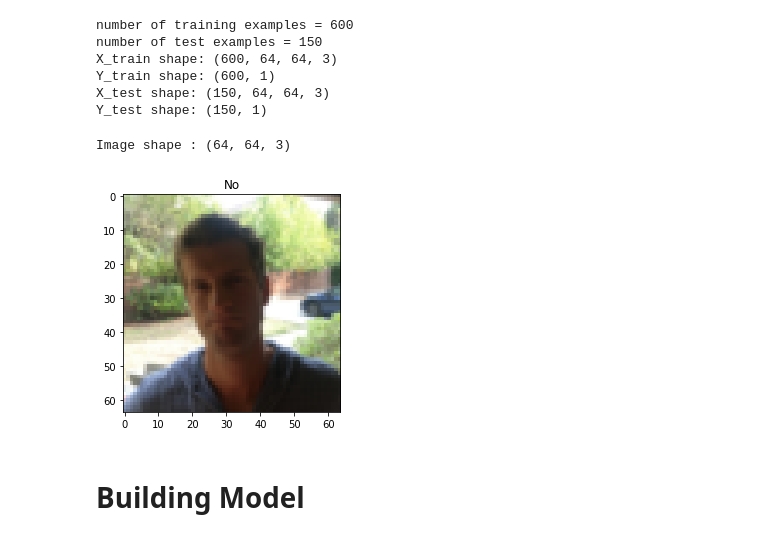
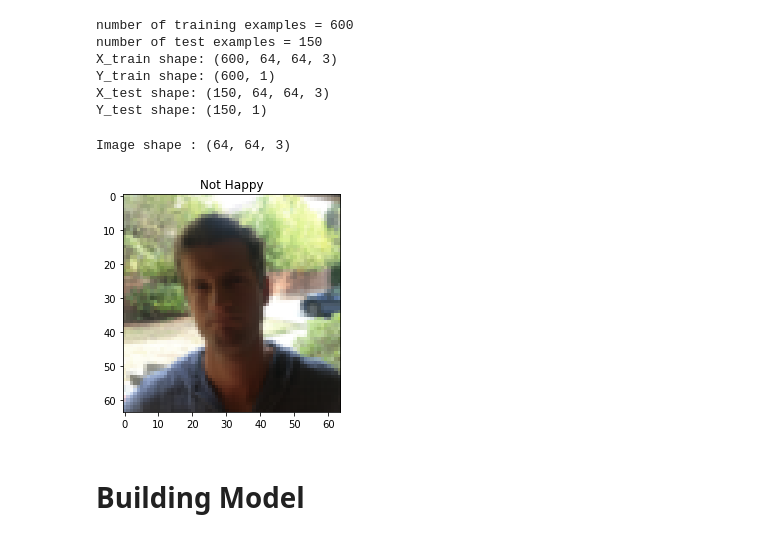
Before and after one commit to beriagraphics/SIC, a Jupyter notebook: Happy-House/ToDo_CP_Happy_house [Farouk BLIDI].ipynb, the cells around one changed output. Drawn from its saved outputs; the diff is of its cells as text; code cells hidden in the pictures.

```diff
--- a/Happy-House/ToDo_CP_Happy_house [Farouk BLIDI].ipynb
+++ b/Happy-House/ToDo_CP_Happy_house [Farouk BLIDI].ipynb
@@ -67,6 +72,9 @@ X_test = X_test_orig/255.
 Y_train = Y_train_orig.T
 Y_test = Y_test_orig.T
 
+# Labels
+text_labels = ["Not Happy", "Happy"]
+
 print ("number of training examples = " + str(X_train.shape[0]))
 print ("number of test examples = " + str(X_test.shape[0]))
 print ("X_train shape: " + str(X_train.shape))
@@ -83,13 +91,13 @@ Y_test shape: (150, 1)
 # %%
 # Sample image from dataset
 index = 10
 print("Image shape :",X_train_orig[index].shape)
 imshow(X_train_orig[index])
-plt.title(list(map(lambda x: "Yes" if x==1 else "No", Y_train[index]))[0])
+plt.title(text_labels[Y_train[index][0]])
 plt.show()
 # %% [output]
 Image shape : (64, 64, 3)
-[figure, old version]
+[figure, new version]
 # %% [markdown]
 # Building Model
 # %% [markdown]
```
Also changed, not shown: parts of 16 cells of this notebook.
